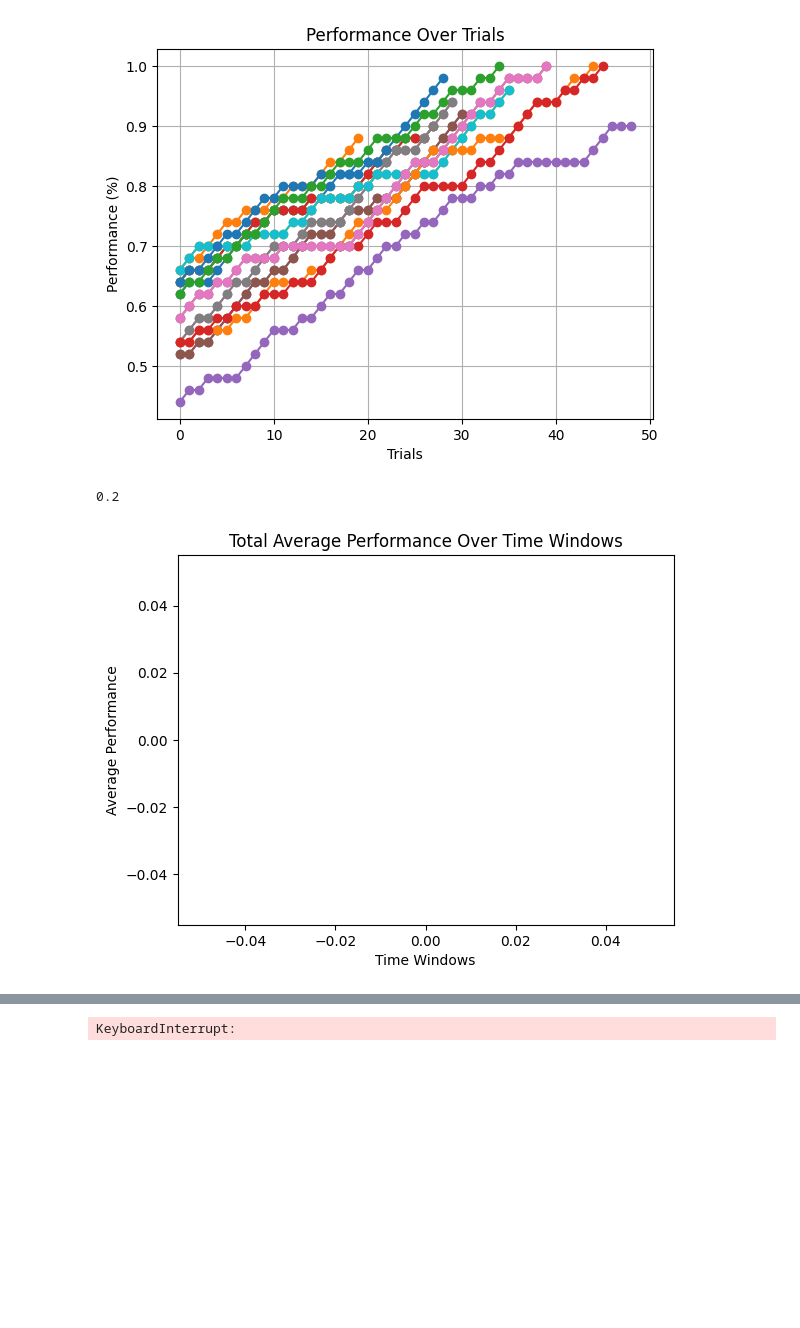
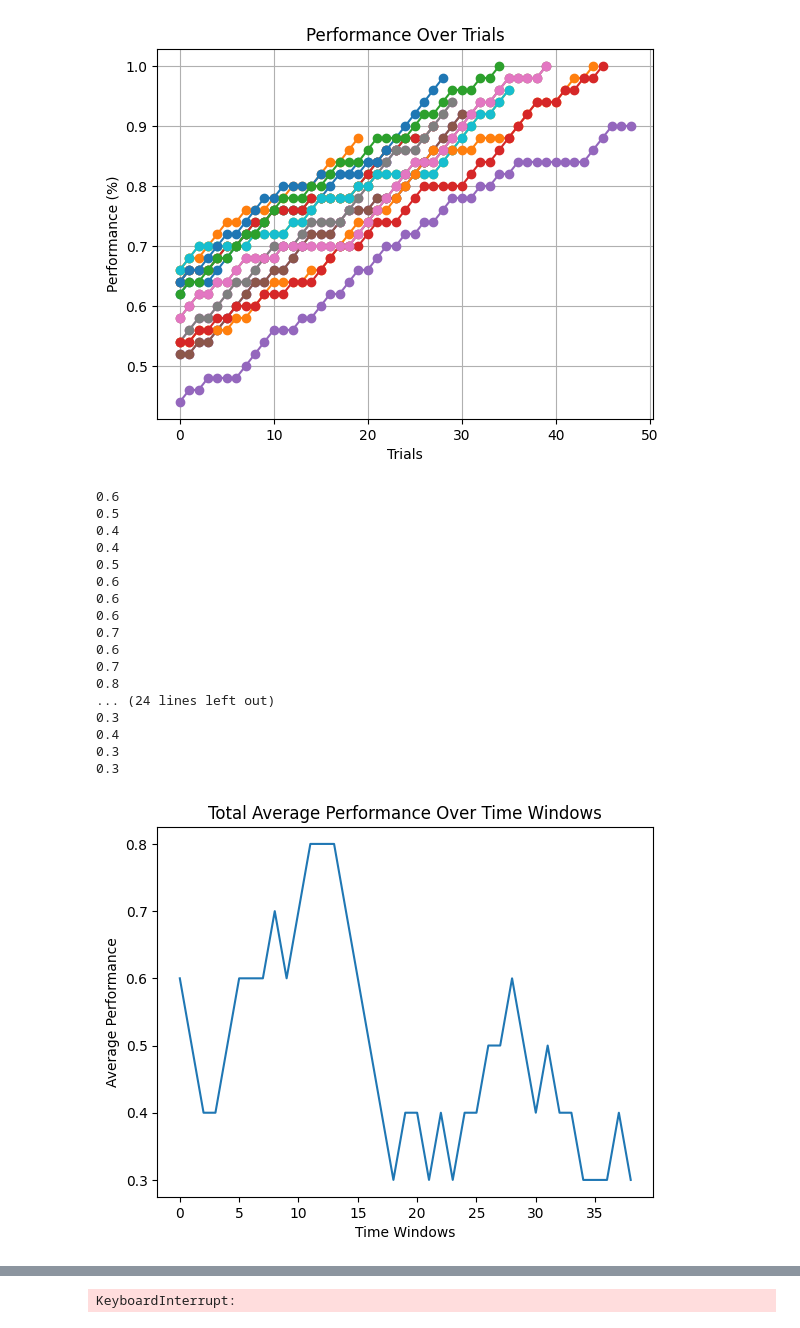
Before and after one commit to keyvany/decision-making-, a Jupyter notebook: finalcat.ipynb, the cells around one changed output, grey strips where cells are left out. Saved outputs shown, nothing was run; the diff lists cells and outputs as text; code cells hidden in the pictures; blank space fills up the shorter version.

```diff
--- a/finalcat.ipynb
+++ b/finalcat.ipynb
@@ -110,4 +587,5 @@ ANNarchy 4.8 (4.8.1) on linux (posix).
 # %%
+
 ITdimension = 10
 baseline_it = random.uniform(0.0, 0.1)
 baseline_dopa = 0.9
@@ -116,7 +594,7 @@ baseline_dopa = 0.9
 
 LinearNeuron = Neuron(
     parameters="""
-        tau = 10.0
+        tau = 20.0
         baseline = 0.0
         noise = 0.0
     """,
@@ -128,7 +606,7 @@ LinearNeuron = Neuron(
 
 DopamineNeuron = Neuron(
     parameters="""
-        tau = 10.0
+        tau = 20.0
         firing = 0
         inhibition = 0.0
         baseline = 0.0
@@ -303,7 +781,7 @@ K_dip = 0.5
 
 # IT Input
 IT = Population(name='IT', geometry=(ITdimension,ITdimension), neuron=InputNeuron)
-IT.tau = 10.0
+IT.tau = 100.0
 IT.baseline = baseline_it
 
 # Reward Input
@@ -594,10 +1074,7 @@ def get_fish(fish_list, feature_name_list):
     # print(input_1)
     input_11 = random.randint(
         0, 5
-    )  # -oliver-: why only 0,2 fish_list has 6 entries --> 0,5
-    # print(input_11)
-    # input_111 = random.randrange(0, 3, 1)  # --feature selection  -oliver-: input_111 not used
-    # print(input_111)  # --feature selected
+    )
     input_sacc = fish_list[input_1][input_11]
     # print(input_sacc)
     fish = dict(zip(feature_name_list, input_sacc))
@@ -737,6 +1214,7 @@ performance_percent = 0
 mylist = []
 perpi = []
 all_performance_values=[]
+performance_values=[]
 average_performance_list=[]
 performance_percent_list = []
 response_threshold = 3.99
@@ -989,39 +1467,55 @@ for fing in range(1, nr_fish_presentations, 1):
             SNc.firing = 0
 
     # Simulate fish and responses...
 
     trial_performance = 1 if category_selected == category_true else 0
     performance_values.append(trial_performance)
 
     rolling_window.append(trial_performance)
 
     if len(rolling_window) == 10:
         avg_performance = sum(rolling_window) / 10
         print(avg_performance)
         average_performance_list.append(avg_performance)
         b=np.std(average_performance_list)
-        mon.pause()
-        break
-        mon.reset()
+
         if avg_performance>0.80: break
-       # if sum(rolling_window)==9: break
+    mon.pause()
+    #break
+    mon.reset()       # if sum(rolling_window)==9: break
 
      #   if sum(performance_values[len(performance_values)-10:len(performance_values)]) / 10>0.70 :
          #b=sum(performance_values[len(performance_values)-10:len(performance_values)])/10
            #print(b)
          #  break
          # print(f'Average performance for time window [{fing - 9}:{fing + 1}]: {avg_performance}')
        # print(sum(rolling_window))
 
 # Plotting the total average performance
 plt.plot(range(len(performance_values)-10), [sum(performance_values[i:i+10]) / 10 for i in range(len(performance_values)-10)])
 plt.xlabel('Time Windows')
 plt.ylabel('Average Performance')
 plt.title('Total Average Performance Over Time Windows')
 plt.show()
 # %% [output]
-0.2
+0.6
+0.5
+0.4
+0.4
+0.5
+0.6
+0.6
+0.6
+0.7
+0.6
+0.7
+0.8
+... (24 lines left out)
+0.3
+0.4
+0.3
+0.3
-[figure, old version]
+[figure, new version]
 # %%
 
 data = ka
```
Also changed, not shown: parts of 15 cells of this notebook.
